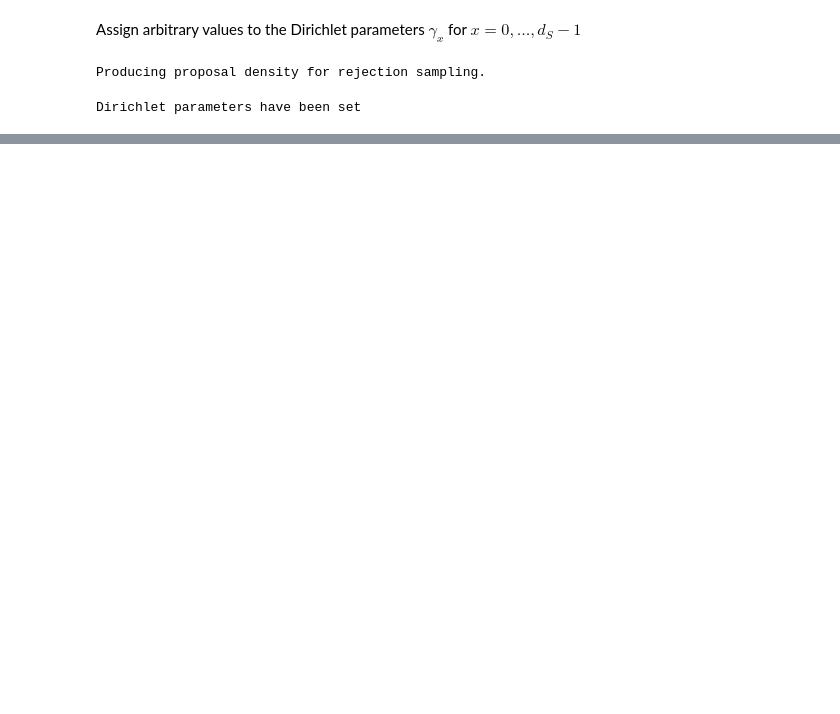
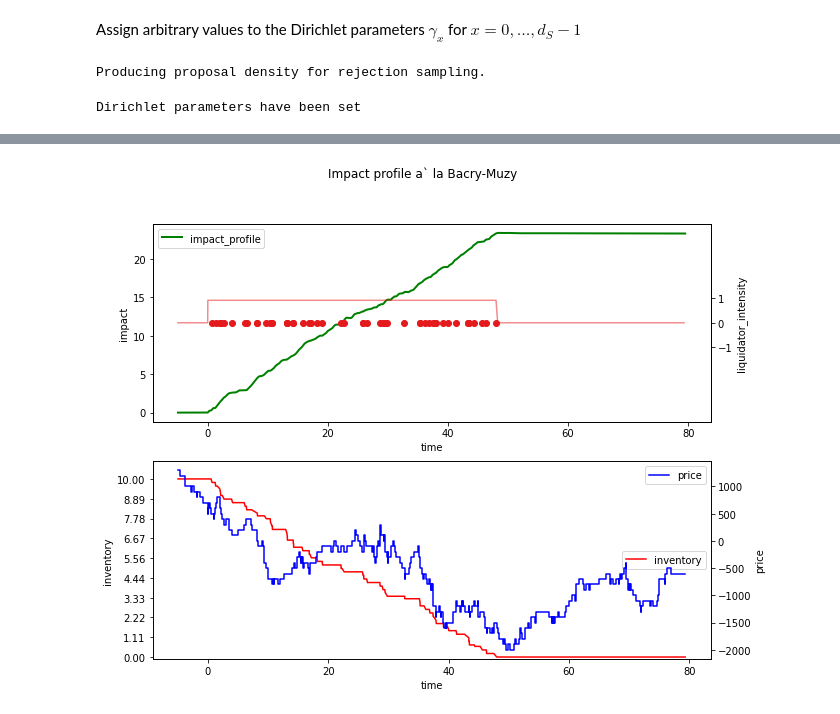
Before and after one commit to claudio-ICL/pipest, a Jupyter notebook: pipest/simul_and_liquid.ipynb, the cells around one changed output, grey strips where cells are left out. Saved outputs shown, nothing was run; the diff lists cells and outputs as text; code cells hidden in the pictures; blank space fills up the shorter version.

```diff
--- a/pipest/simul_and_liquid.ipynb
+++ b/pipest/simul_and_liquid.ipynb
@@ -174,0 +222,4 @@ End of simulation: run_time=20.2 seconds
+# %%
+model.plot_bm_impact_profile(time_start=-5.0, time_end=80.0)
+# %% [output]
+[figure, added]
```
Also changed, not shown: parts of 20 cells of this notebook, 12 other files.
